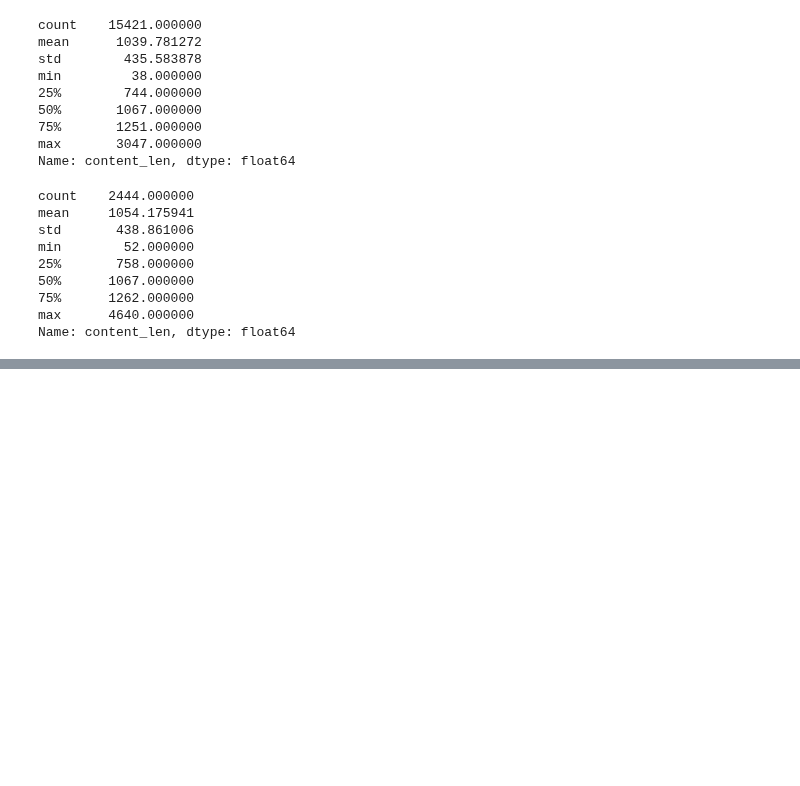
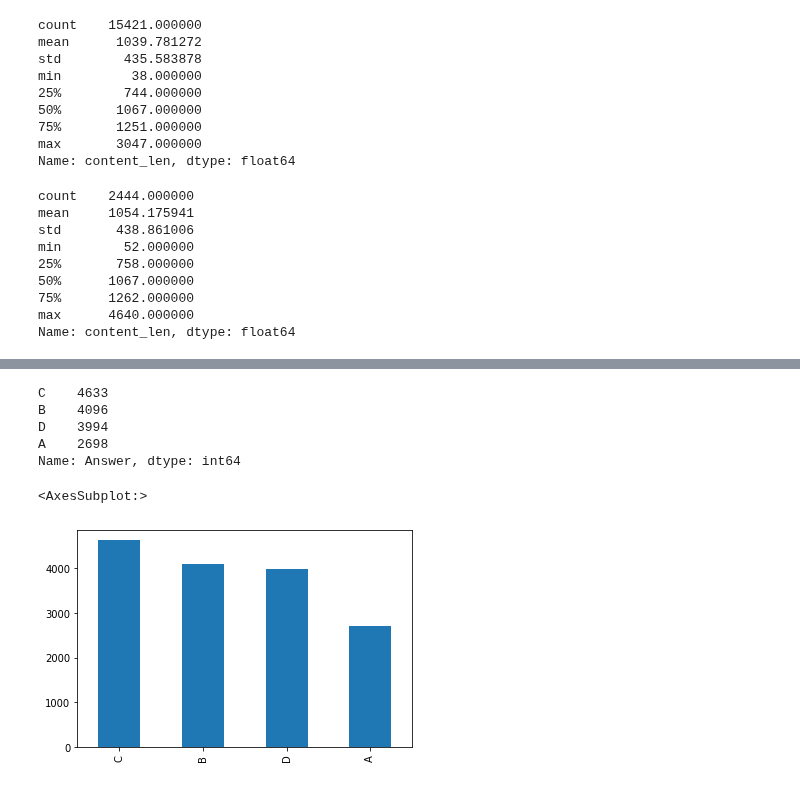
Before and after one commit to OcaenEyes/ML, a Jupyter notebook: AI训练赛/中文阅读理解/中文阅读理解.ipynb, the cells around one changed output, grey strips where cells are left out. Saved outputs shown, nothing was run; the diff lists cells and outputs as text; code cells hidden in the pictures; blank space fills up the shorter version.

```diff
--- a/AI训练赛/中文阅读理解/中文阅读理解.ipynb
+++ b/AI训练赛/中文阅读理解/中文阅读理解.ipynb
@@ -150,0 +156,13 @@ Name: content_len, dtype: float64
+# %%
+train_df["Answer"].value_counts()
+# %% [output]
+C    4633
+B    4096
+D    3994
+A    2698
+Name: Answer, dtype: int64
+# %%
+train_df["Answer"].value_counts().plot.bar()
+# %% [output]
+<AxesSubplot:>
+[figure, added]
```
Also changed, not shown: parts of 19 cells of this notebook.
